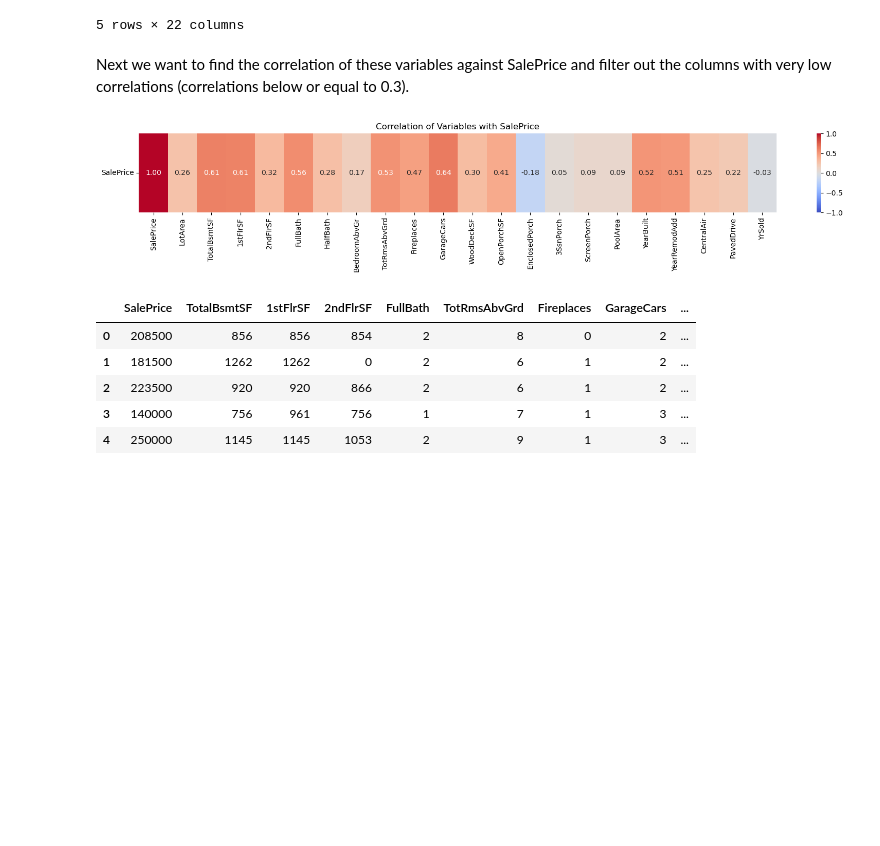
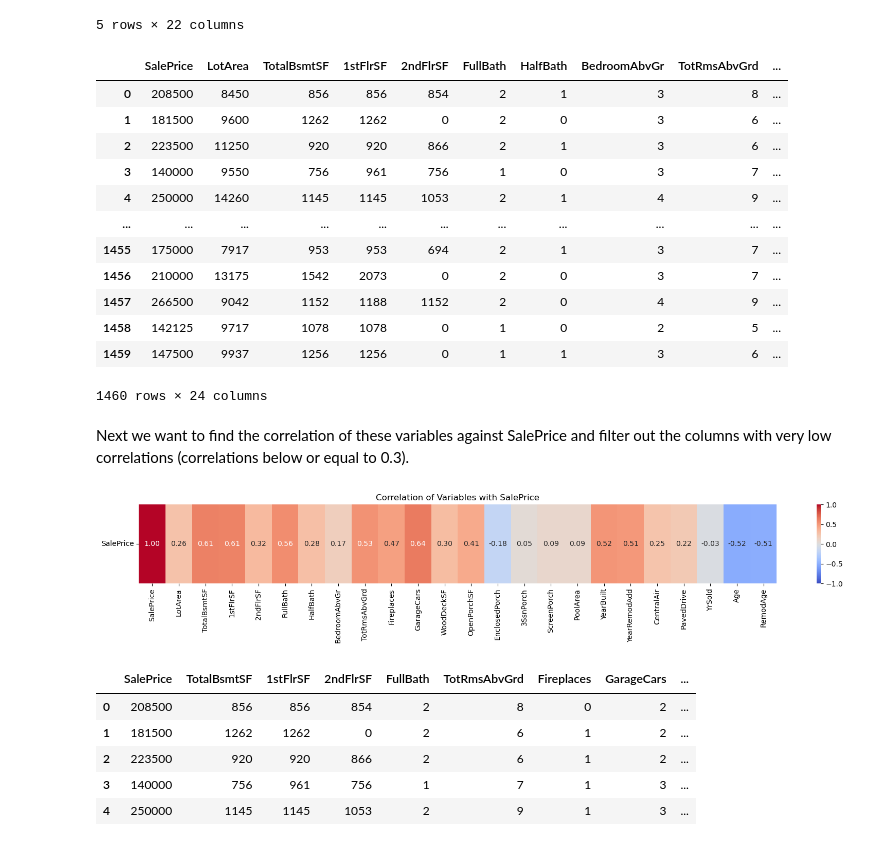
Before and after one commit to DylanWhitmire/Data110-Final-Project, a Jupyter notebook: Final.ipynb, the cells around one changed output. Saved outputs shown, nothing was run; the diff lists cells and outputs as text; code cells hidden in the pictures; blank space fills up the shorter version.

```diff
--- a/Final.ipynb
+++ b/Final.ipynb
@@ -44,6 +44,24 @@ cleaned_housing.head(5)
 | 3 | 140000 | 9550 | 756 | 961 | 756 | 1 | 0 | 3 | 7 | ... |
 | 4 | 250000 | 14260 | 1145 | 1145 | 1053 | 2 | 1 | 4 | 9 | ... |
 5 rows × 22 columns
+# %%
+cleaned_housing['Age'] = cleaned_housing['YrSold'] - cleaned_housing['YearBuilt']
+cleaned_housing['RemodAge'] = cleaned_housing['YrSold'] - cleaned_housing['YearRemodAdd']
+cleaned_housing
+# %% [output]
+|  | SalePrice | LotArea | TotalBsmtSF | 1stFlrSF | 2ndFlrSF | FullBath | HalfBath | BedroomAbvGr | TotRmsAbvGrd | ... |
+| 0 | 208500 | 8450 | 856 | 856 | 854 | 2 | 1 | 3 | 8 | ... |
+| 1 | 181500 | 9600 | 1262 | 1262 | 0 | 2 | 0 | 3 | 6 | ... |
+| 2 | 223500 | 11250 | 920 | 920 | 866 | 2 | 1 | 3 | 6 | ... |
+| 3 | 140000 | 9550 | 756 | 961 | 756 | 1 | 0 | 3 | 7 | ... |
+| 4 | 250000 | 14260 | 1145 | 1145 | 1053 | 2 | 1 | 4 | 9 | ... |
+| ... | ... | ... | ... | ... | ... | ... | ... | ... | ... | ... |
+| 1455 | 175000 | 7917 | 953 | 953 | 694 | 2 | 1 | 3 | 7 | ... |
+| 1456 | 210000 | 13175 | 1542 | 2073 | 0 | 2 | 0 | 3 | 7 | ... |
+| 1457 | 266500 | 9042 | 1152 | 1188 | 1152 | 2 | 0 | 4 | 9 | ... |
+| 1458 | 142125 | 9717 | 1078 | 1078 | 0 | 1 | 0 | 2 | 5 | ... |
+| 1459 | 147500 | 9937 | 1256 | 1256 | 0 | 1 | 1 | 3 | 6 | ... |
+1460 rows × 24 columns
 # %% [markdown]
 Next we want to find the correlation of these variables against SalePrice and filter out the columns with very low correlations (correlations below or equal to 0.3).
 # %%
@@ -58,5 +76,5 @@ plt.title('Correlation of Variables with SalePrice')
 plt.yticks(rotation=0)  # keep SalePrice label readable
 plt.show()
 # %% [output]
-[figure, old version]
+[figure, new version]
 # %%
```
Also changed, not shown: parts of 6 cells of this notebook.
